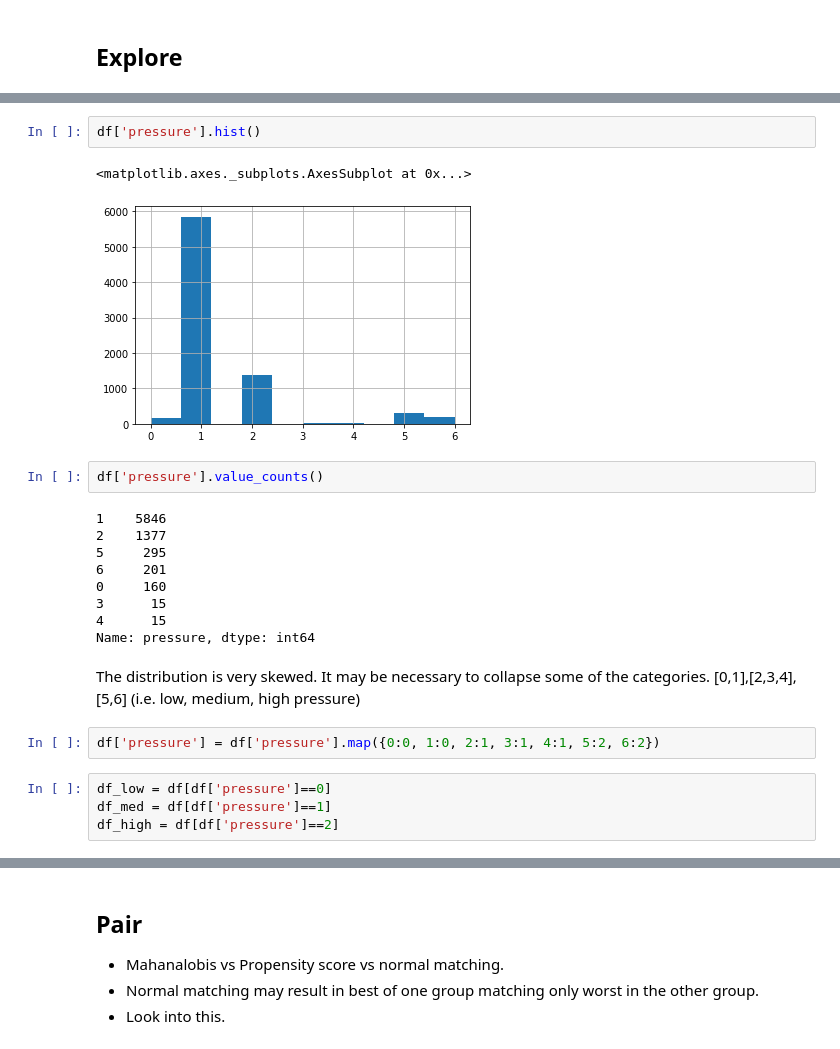
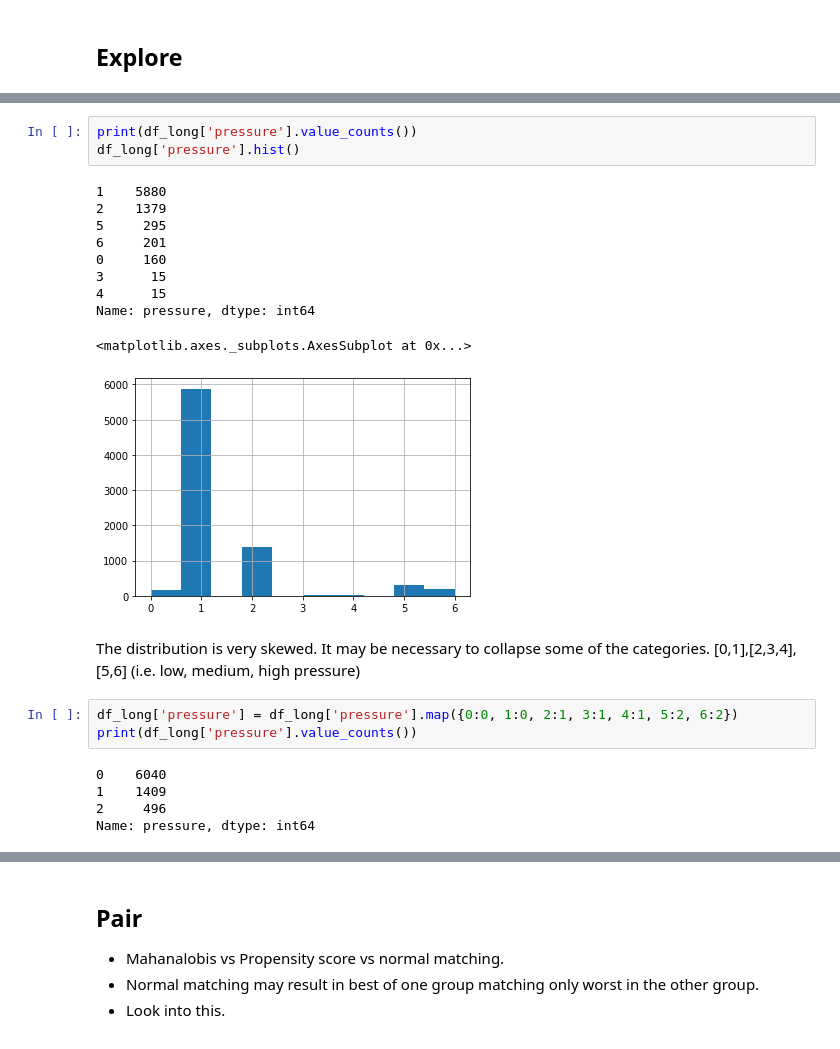
Before and after one commit to lewisbails/nfl-project, a Jupyter notebook: notebooks/pressure.ipynb, the cells around one changed output, grey strips where cells are left out. Saved outputs shown, nothing was run; the diff lists cells and outputs as text.

```diff
--- a/notebooks/pressure.ipynb
+++ b/notebooks/pressure.ipynb
@@ -80,24 +87,24 @@ df
-# %%
-df['pressure'].hist()
-# %% [output]
-<matplotlib.axes._subplots.AxesSubplot at 0x...>
-[figure, removed]
-# %%
-df['pressure'].value_counts()
-# %% [output]
-1    5846
-2    1377
-5     295
-6     201
-0     160
-3      15
-4      15
-Name: pressure, dtype: int64
+# %%
+print(df_long['pressure'].value_counts())
+df_long['pressure'].hist()
+# %% [output]
+1    5880
+2    1379
+5     295
+6     201
+0     160
+3      15
+4      15
+Name: pressure, dtype: int64
+<matplotlib.axes._subplots.AxesSubplot at 0x...>
+[figure, added]
 # %% [markdown]
 The distribution is very skewed. It may be necessary to collapse some of the categories. \[0,1\],\[2,3,4\],\[5,6\] (i.e. low, medium, high pressure)
 # %%
-df['pressure'] = df['pressure'].map({0:0, 1:0, 2:1, 3:1, 4:1, 5:2, 6:2})
+df_long['pressure'] = df_long['pressure'].map({0:0, 1:0, 2:1, 3:1, 4:1, 5:2, 6:2})
+print(df_long['pressure'].value_counts())
+# %% [output]
+0    6040
+1    1409
+2     496
+Name: pressure, dtype: int64
-# %%
-df_low = df[df['pressure']==0]
-df_med = df[df['pressure']==1]
-df_high = df[df['pressure']==2]
```
Also changed, not shown: parts of 22 cells of this notebook, 1 other file.
